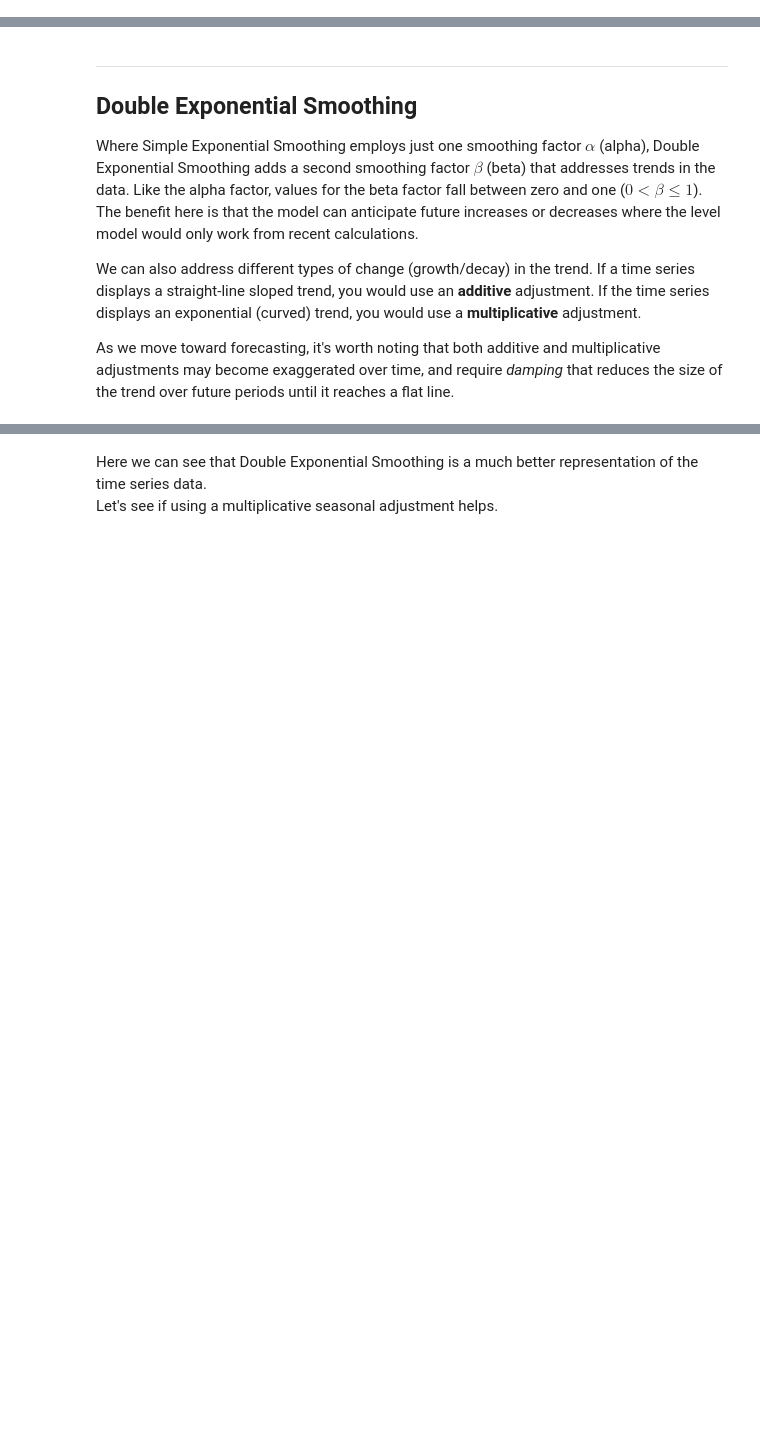
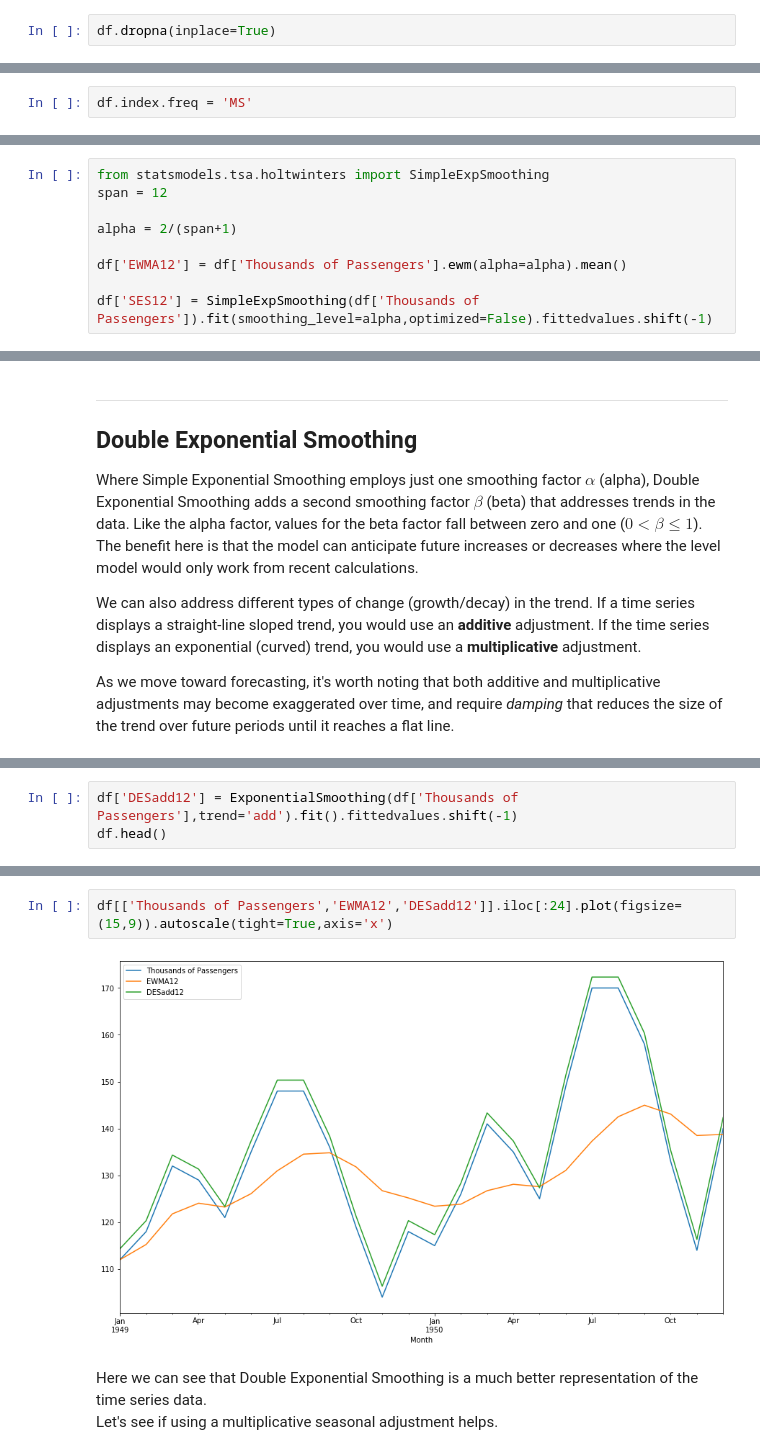
Before and after one commit to pksvv/MachineLearningSL, a Jupyter notebook: TSA/notebooks/02-Time-Series-Analysis-with-Statsmodels/03-Holt-Winters-Methods.ipynb, the cells around one changed output, grey strips where cells are left out. Saved outputs shown, nothing was run; the diff lists cells and outputs as text; blank space fills up the shorter version.

```diff
--- a/TSA/notebooks/02-Time-Series-Analysis-with-Statsmodels/03-Holt-Winters-Methods.ipynb
+++ b/TSA/notebooks/02-Time-Series-Analysis-with-Statsmodels/03-Holt-Winters-Methods.ipynb
@@ -41,3 +67,7 @@ For these examples we'll continue to use the International Airline Passengers da
+# %%
+df.dropna(inplace=True)
 # %% [markdown]
 ### Setting a DatetimeIndex Frequency
 Note that our DatetimeIndex does not have a frequency. In order to build a Holt-Winters smoothing model, statsmodels needs to know the frequency of the data (whether it's daily, monthly etc.). Since observations occur at the start of each month, we'll use MS.<br>A full list of time series offset aliases can be found <a href='http://pandas.pydata.org/pandas-docs/stable/user_guide/timeseries.html#offset-aliases'>here</a>.
+# %%
+df.index.freq = 'MS'
@@ -48,3 +89,12 @@ ___
 A variation of the statmodels Holt-Winters function provides Simple Exponential Smoothing. We'll show that it performs the same calculation of the weighted moving average as the pandas <tt>.ewm()</tt> method:<br>
 $\begin{split}y_0 &= x_0 \\
 y_t &= (1 - \alpha) y_{t-1} + \alpha x_t,\end{split}$
+# %%
+from statsmodels.tsa.holtwinters import SimpleExpSmoothing
+span = 12
+
+alpha = 2/(span+1)
+
+df['EWMA12'] = df['Thousands of Passengers'].ewm(alpha=alpha).mean()
+
+df['SES12'] = SimpleExpSmoothing(df['Thousands of Passengers']).fit(smoothing_level=alpha,optimized=False).fittedvalues.shift(-1)
@@ -74,0 +137,3 @@ As we move toward forecasting, it's worth noting that both additive and multipli
+# %%
+df['DESadd12'] = ExponentialSmoothing(df['Thousands of Passengers'],trend='add').fit().fittedvalues.shift(-1)
+df.head()
@@ -75,3 +148,7 @@ As we move toward forecasting, it's worth noting that both additive and multipli
+# %%
+df[['Thousands of Passengers','EWMA12','DESadd12']].iloc[:24].plot(figsize=(15,9)).autoscale(tight=True,axis='x')
+# %% [output]
+[figure, added]
 # %% [markdown]
 Here we can see that Double Exponential Smoothing is a much better representation of the time series data.<br>
 Let's see if using a multiplicative seasonal adjustment helps.
```
Also changed, not shown: parts of 9 cells of this notebook, 5 other files.
